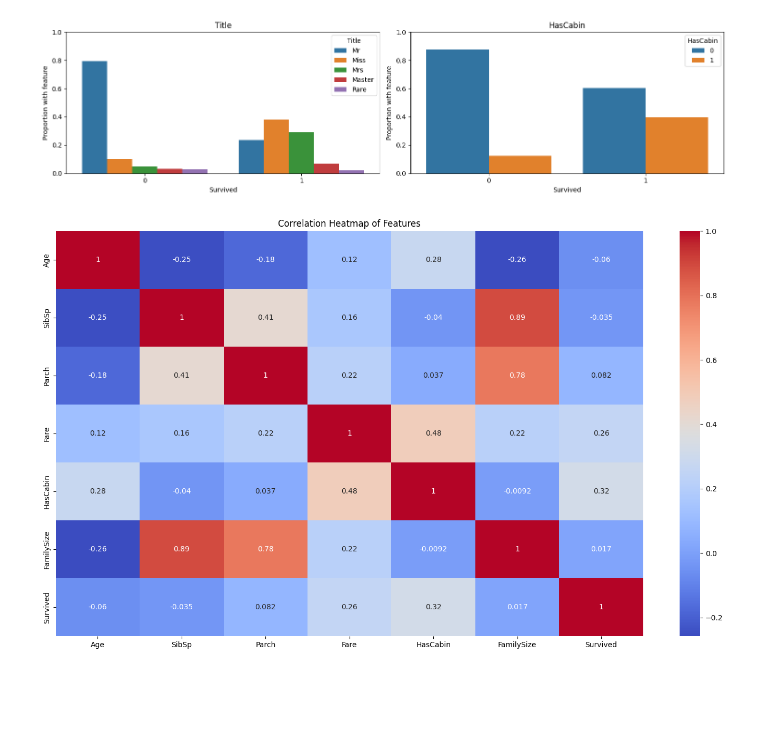
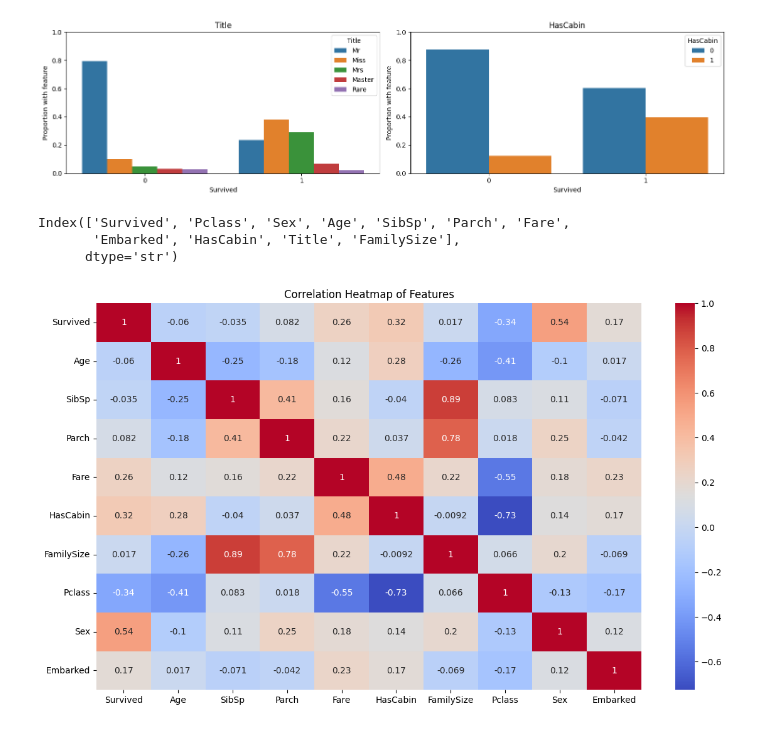
Before and after one commit to TaliaSeada/Interview, a Jupyter notebook: EDA.ipynb, the cells around one changed output. Cells and saved outputs as stored; diff of their text form; code cells hidden in the pictures; blank space fills up the shorter version.

```diff
--- a/EDA.ipynb
+++ b/EDA.ipynb
@@ -339,11 +341,18 @@ plt.tight_layout()
 plt.show()
 # %% [output]
 [figure]
+# %%
+df['Sex'] = df['Sex'].map({'male': 0, 'female': 1})
+df['Embarked'] = df['Embarked'].map({'C': 2, 'Q': 1, 'S': 0})
+# %% [output]
+Index(['Survived', 'Pclass', 'Sex', 'Age', 'SibSp', 'Parch', 'Fare',
+       'Embarked', 'HasCabin', 'Title', 'FamilySize'],
+      dtype='str')
 # %%
-corr_df = df[['Age', 'SibSp', 'Parch', 'Fare', 'HasCabin', 'FamilySize', 'Survived']]
-plt.figure(figsize=(18, 10))
+corr_df = df[['Survived', 'Age', 'SibSp', 'Parch', 'Fare', 'HasCabin', 'FamilySize', 'Pclass', 'Sex', 'Embarked']]
+plt.figure(figsize=(14, 8))
 sns.heatmap(corr_df.corr(), annot=True, cmap='coolwarm')
 plt.title('Correlation Heatmap of Features')
 plt.show()
 # %% [output]
-[figure, old version]
+[figure, new version]
```
Also changed, not shown: parts of 4 cells of this notebook, 5 other files.
